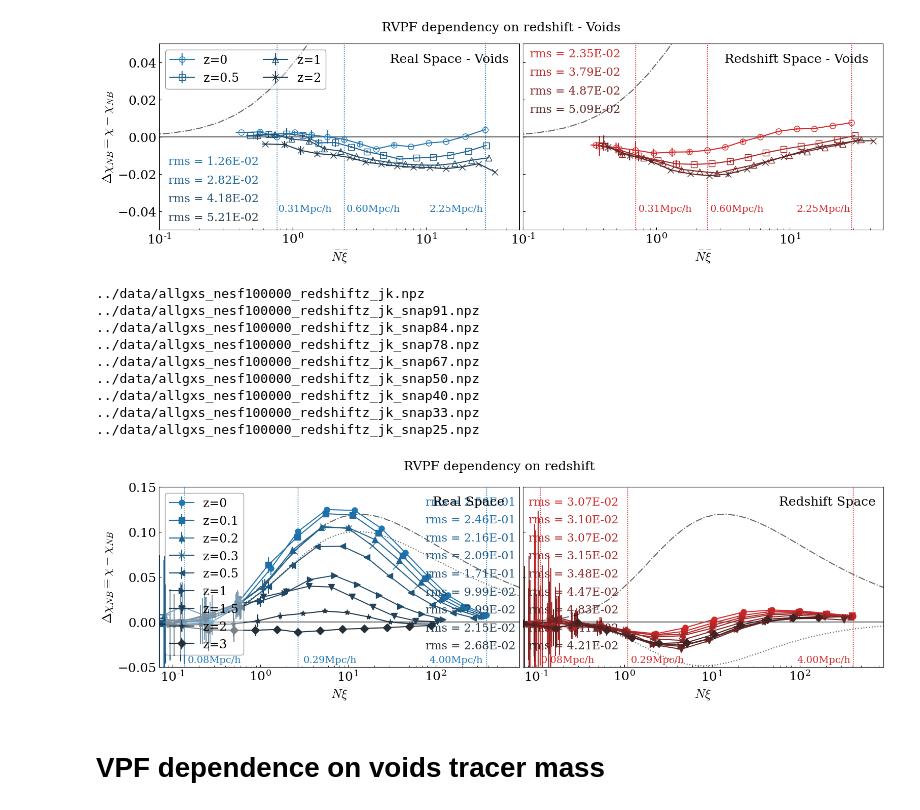
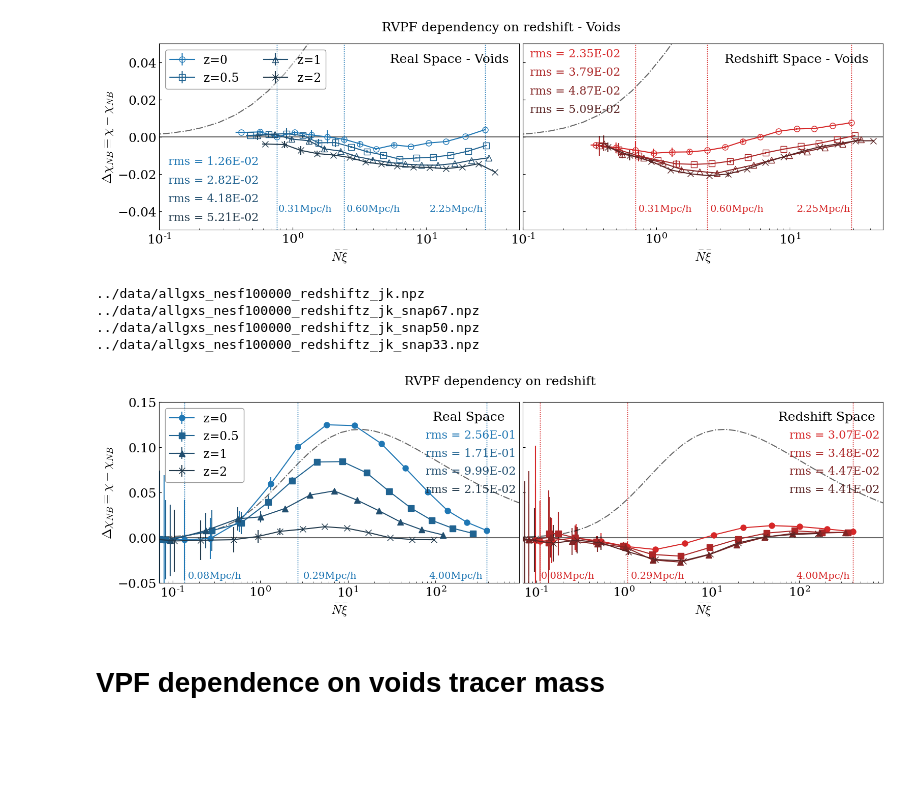
Before and after one commit to FedeDavilaKurban/VPF, a Jupyter notebook: plotsPaperFinal_horizontal.ipynb, the cells around one changed output. Saved outputs shown, nothing was run; the diff lists cells and outputs as text; code cells hidden in the pictures; blank space fills up the shorter version.

```diff
--- a/plotsPaperFinal_horizontal.ipynb
+++ b/plotsPaperFinal_horizontal.ipynb
@@ -850,8 +850,8 @@ ax1=axs[1]
 
 xmin, xmax = 1E-3, 1E3
 x = np.geomspace(xmin,xmax,50)
-ax.plot(x,chi_GH(x,.55)-chi_NB(x),c='k',ls=':',alpha=0.6)
-ax1.plot(x,chi_GH(x,1.5)-chi_NB(x),c='k',ls=':',alpha=0.6)
+#ax.plot(x,chi_GH(x,.55)-chi_NB(x),c='k',ls=':',alpha=0.6)
+#ax1.plot(x,chi_GH(x,1.5)-chi_NB(x),c='k',ls=':',alpha=0.6)
 ax1.plot(x,chi_NB(x)-chi_NB(x),c='k',alpha=0.6)
 ax1.plot(x,chi_T(x)-chi_NB(x),c='k',ls='-.',alpha=0.6)
 ax.plot(x,chi_NB(x)-chi_NB(x),c='k',alpha=0.6)
@@ -867,16 +867,16 @@ ax.plot(x,chi_T(x)-chi_NB(x),c='k',ls='-.',alpha=0.6)
 
 # Hardcoded values of z for snaps (tng-project.org/data/docs/specifications/)
 n_snap = [2,3,4,6,8,11,13,17,21,\
-          25,33,40,50,59,67,72,78,84,91,99]
+          25,28,33,40,50,59,67,72,78,84,91,99]
 redshift = ['z=12','z=11','z=10','z=9','z=8','z=7','z=6','z=5','z=4',\
-            'z=3','z=2','z=1.5','z=1','z=0.7','z=0.5','z=0.4','z=0.3','z=0.2','z=0.1','z=0']
+            'z=3','z=2.58','z=2','z=1.5','z=1','z=0.7','z=0.5','z=0.4','z=0.3','z=0.2','z=0.1','z=0']
 dict_snap_to_z=dict(zip(n_snap,redshift))
 
 """
 REAL SPACE
 """
 
-snaps=[99,91,84,78,67,50,40,33,25] #Snaps I want to plot
+snaps=[99,67,50,33] #Snaps I want to plot
 files = ['../data/allgxs_nesf100000_jk.npz']
 for snap in snaps:
     if snap==99: continue
@@ -889,7 +889,7 @@ for snap in snaps:
 
 markers = ['o','s','^','x','<','>','v','*','D','P','1','2','3'][:len(files)]
 labels = [dict_snap_to_z[snap] for snap in snaps]
-ypos_rmss = [.9,.8,.7,.6,.5,.4,.3,.2,.1,0][:len(files)]
+ypos_rmss = [.8,.7,.6,.5,.4,.3,.2,.1,0][:len(files)]
 colors = sns.dark_palette(sns.color_palette("tab10")[0], len(files)+1, reverse=True)[:len(files)]
 
 for file,marker,color,label,ypos_rms in zip(files,markers,colors,labels,ypos_rmss):
@@ -951,7 +951,7 @@ for snap in snaps:
     #     files.append(f'../data/allgxs_nesf100000_redshiftz_jk_snap25_minMass1e8.npz')
 markers = ['o','s','^','x','<','>','v','*','D','P','1','2','3'][:len(files)]
 labels = [dict_snap_to_z[snap] for snap in snaps]
-ypos_rmss = [.9,.8,.7,.6,.5,.4,.3,.2,.1,0][:len(files)]
+ypos_rmss = [.8,.7,.6,.5,.4,.3,.2,.1,0][:len(files)]
 colors = sns.dark_palette(sns.color_palette("tab10")[3], len(files)+1, reverse=True)[:len(files)]
 
 for file,marker,color,label,ypos_rms in zip(files,markers,colors,labels,ypos_rmss):
@@ -997,7 +997,7 @@ for file,marker,color,label,ypos_rms in zip(files,markers,colors,labels,ypos_rms
     NXirms = NXi[mask]
     mask = np.isfinite(chirms) #filter inf and NaN
     rms = np.sqrt(np.sum((chirms[mask]-chi_NB(NXirms[mask]))**2))
-    ax1.text(.015,ypos_rms,f'rms = {rms:.2E}',size=fs-2,color=ebar[0].get_color(),transform=ax1.transAxes)
+    ax1.text(.74,ypos_rms,f'rms = {rms:.2E}',size=fs-2,color=ebar[0].get_color(),transform=ax1.transAxes)
 
 # Log Scale
 ax1.set_xscale('log')
@@ -1025,39 +1025,34 @@ xlim1,xlim2=7E-2,9E2
 ax.set_xlim(xlim1,xlim2)
 ax1.set_xlim(xlim1,xlim2)
 
 # Legend
 ax.legend(loc=2,fontsize=fs-1,ncol=1,frameon=True,edgecolor='k',framealpha=.4)
 
 # Ticks
 #ax.set_xticklabels([])
 ax1.set_yticklabels([])
 ax.tick_params(labelsize=fs)
 ax1.tick_params(labelsize=fs)
 
 # Additional text
 ax.text(.76,.9,'Real Space',fontsize=fs,transform=ax.transAxes)
 ax1.text(.71,.9,'Redshift Space',fontsize=fs,transform=ax1.transAxes)
 
 # Final
 plt.suptitle('RVPF dependency on redshift',fontsize=fs)
 plt.tight_layout()
 #plt.subplots_adjust(hspace=0,wspace=0.03)
 plt.subplots_adjust(wspace=0.01)
 
 #plt.savefig('../plots/rVPF_redshift.pdf')
 #plt.savefig('../plots/rVPF_redshift.png')
 plt.show()
 # %% [output]
 ../data/allgxs_nesf100000_redshiftz_jk.npz
-../data/allgxs_nesf100000_redshiftz_jk_snap91.npz
-../data/allgxs_nesf100000_redshiftz_jk_snap84.npz
-../data/allgxs_nesf100000_redshiftz_jk_snap78.npz
 ../data/allgxs_nesf100000_redshiftz_jk_snap67.npz
 ../data/allgxs_nesf100000_redshiftz_jk_snap50.npz
-../data/allgxs_nesf100000_redshiftz_jk_snap40.npz
 ../data/allgxs_nesf100000_redshiftz_jk_snap33.npz
-../data/allgxs_nesf100000_redshiftz_jk_snap25.npz
-[figure, old version]
+[figure, new version]
 # %% [markdown]
 # VPF dependence on voids tracer mass
 # %%
```
Also changed, not shown: 3 other files.
